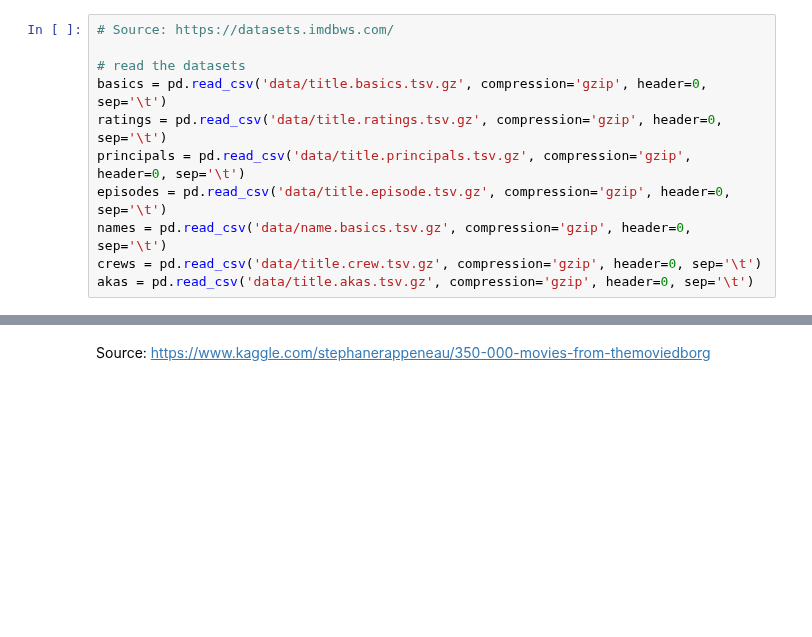
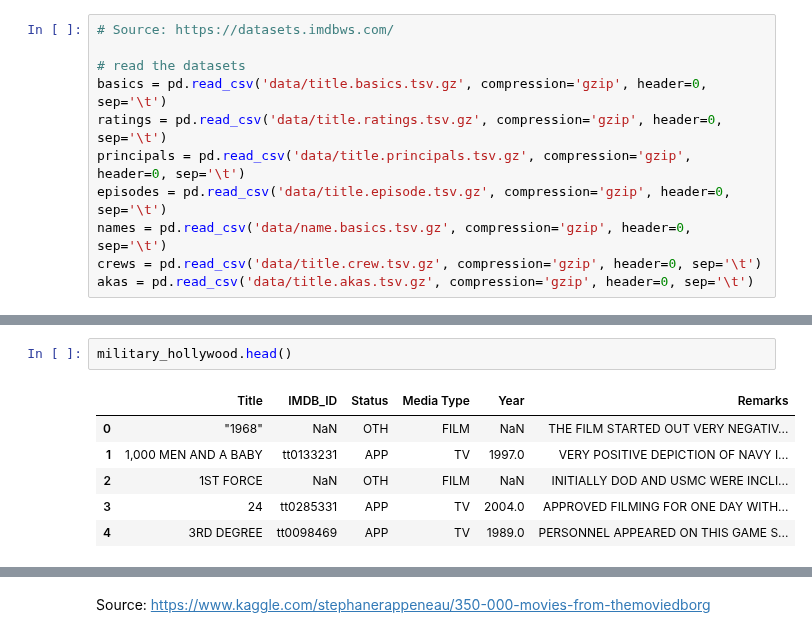
Before and after one commit to ravinitheshreddy/SubtlePropaganda, a Jupyter notebook: data_preparation.ipynb, the cells around one changed output, grey strips where cells are left out. Drawn from its saved outputs; the diff is of its cells as text; blank space fills up the shorter version.

```diff
--- a/data_preparation.ipynb
+++ b/data_preparation.ipynb
@@ -133,0 +65,9 @@ military_hollywood_imdbid
+# %%
+military_hollywood.head()
+# %% [output]
+|  | Title | IMDB_ID | Status | Media Type | Year | Remarks |
+| 0 | "1968" | NaN | OTH | FILM | NaN | THE FILM STARTED OUT VERY NEGATIV... |
+| 1 | 1,000 MEN AND A BABY | tt0133231 | APP | TV | 1997.0 | VERY POSITIVE DEPICTION OF NAVY I... |
+| 2 | 1ST FORCE | NaN | OTH | FILM | NaN | INITIALLY DOD AND USMC WERE INCLI... |
+| 3 | 24 | tt0285331 | APP | TV | 2004.0 | APPROVED FILMING FOR ONE DAY WITH... |
+| 4 | 3RD DEGREE | tt0098469 | APP | TV | 1989.0 | PERSONNEL APPEARED ON THIS GAME S... |
```
Also changed, not shown: parts of 31 cells of this notebook.
